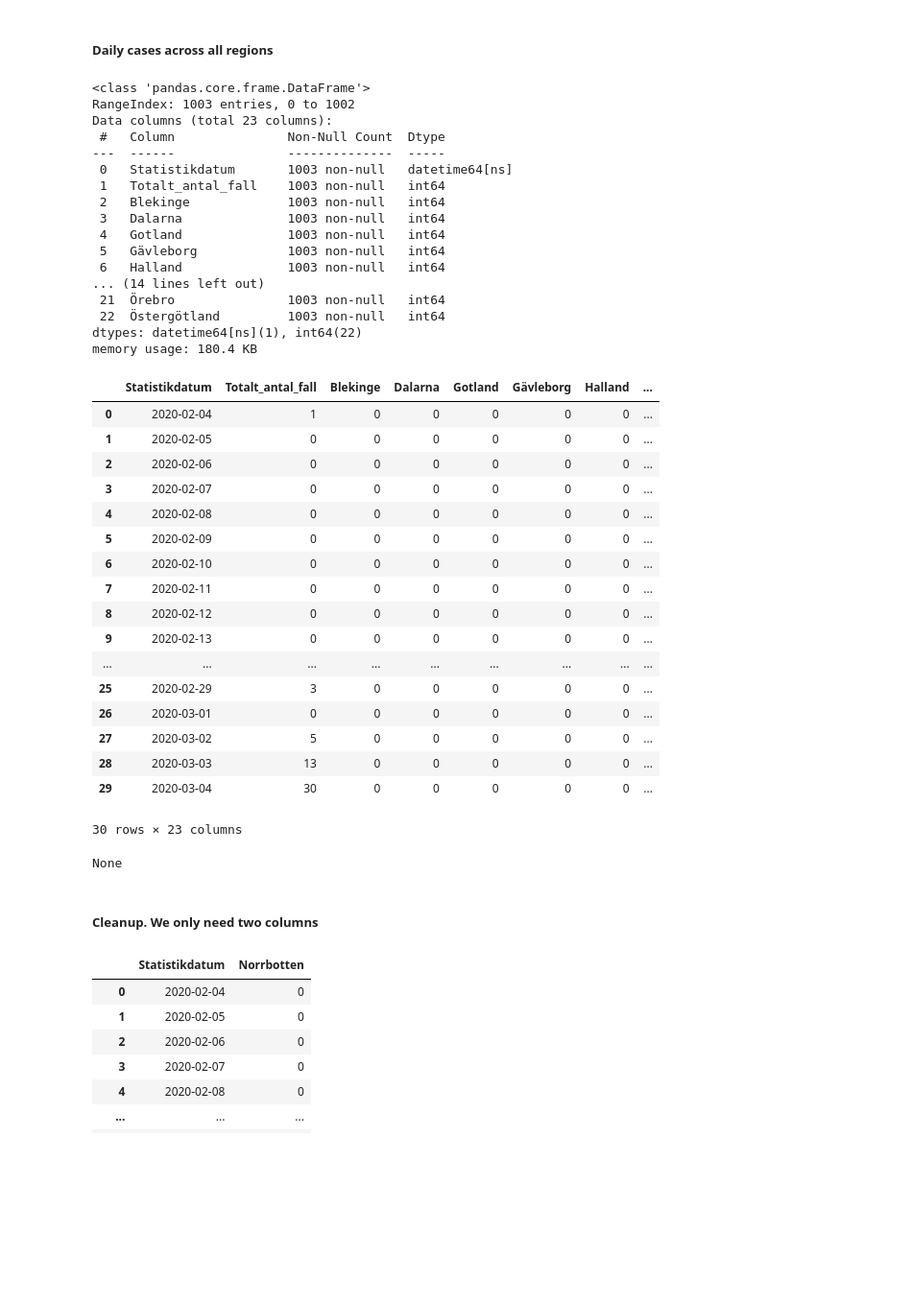
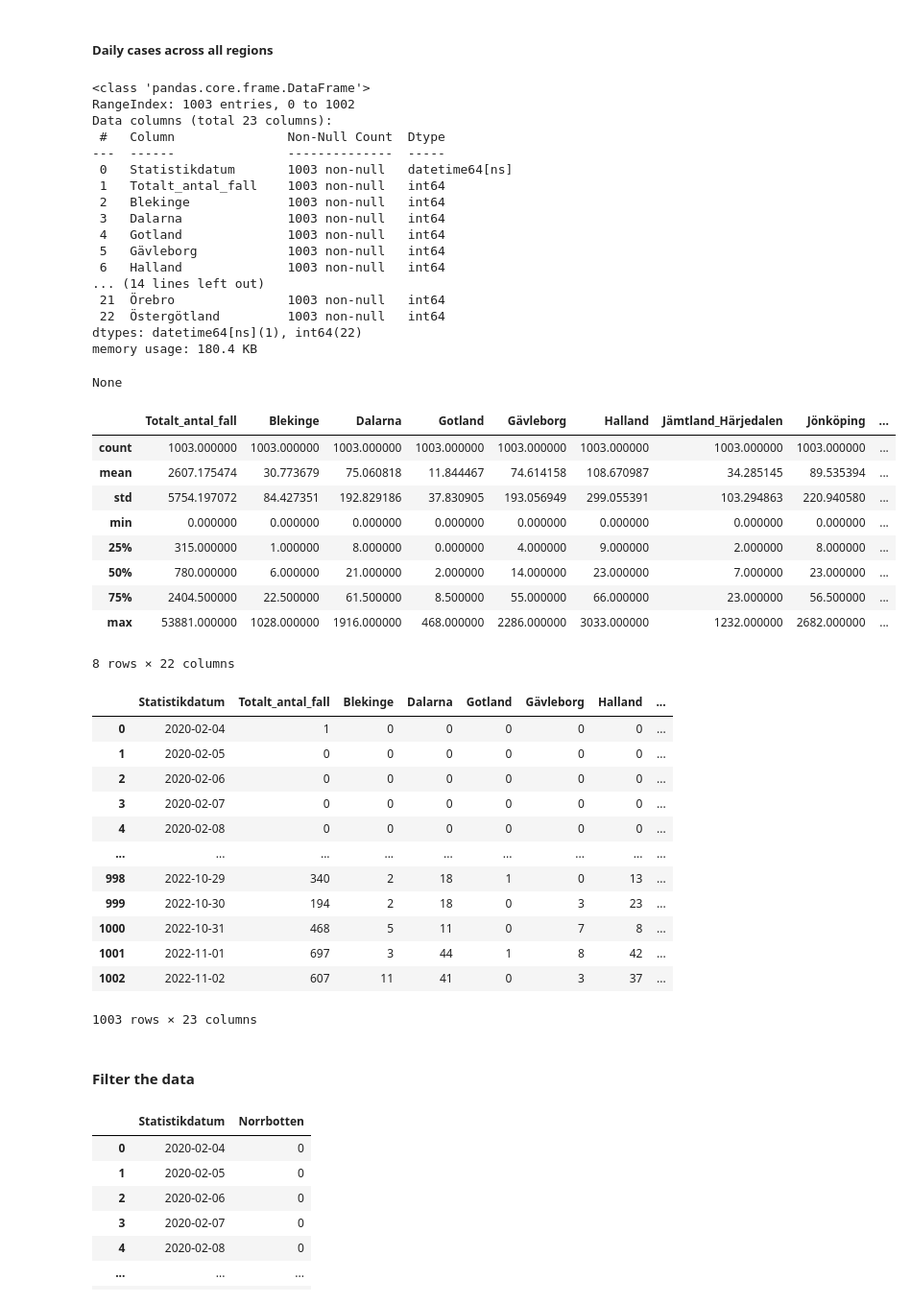
Before and after one commit to Kevy69/Databehandling-Kevin, a Jupyter notebook: Labs/Lab 1/Lab1.ipynb, the cells around one changed output. Shown at 96% size. Cells and saved outputs as stored; diff of their text form; code cells hidden in the pictures; blank space fills up the shorter version.

```diff
--- a/Labs/Lab 1/Testing.ipynb
+++ b/Labs/Lab 1/Lab1.ipynb
@@ -631,46 +666,53 @@ covid19_num_cases_day = pd.read_excel('covid19.xlsx', sheet_name='Antal per dag
 # %% [markdown]
 ##### Daily cases across all regions
 # %%
-display(covid19_num_cases_day.head(30), covid19_num_cases_day.info())
+display(covid19_num_cases_day.info(),
+        covid19_num_cases_day.describe(),
+        covid19_num_cases_day)
 # %% [output]
 <class 'pandas.core.frame.DataFrame'>
 RangeIndex: 1003 entries, 0 to 1002
 Data columns (total 23 columns):
  #   Column               Non-Null Count  Dtype
 ---  ------               --------------  -----
  0   Statistikdatum       1003 non-null   datetime64[ns]
  1   Totalt_antal_fall    1003 non-null   int64
  2   Blekinge             1003 non-null   int64
  3   Dalarna              1003 non-null   int64
  4   Gotland              1003 non-null   int64
  5   Gävleborg            1003 non-null   int64
  6   Halland              1003 non-null   int64
 ... (14 lines left out)
  21  Örebro               1003 non-null   int64
  22  Östergötland         1003 non-null   int64
 dtypes: datetime64[ns](1), int64(22)
 memory usage: 180.4 KB
+None
-|  | Statistikdatum | Totalt_antal_fall | Blekinge | Dalarna | Gotland | Gävleborg | Halland | ... |
-| 0 | 2020-02-04 | 1 | 0 | 0 | 0 | 0 | 0 | ... |
-| 1 | 2020-02-05 | 0 | 0 | 0 | 0 | 0 | 0 | ... |
-| 2 | 2020-02-06 | 0 | 0 | 0 | 0 | 0 | 0 | ... |
-| 3 | 2020-02-07 | 0 | 0 | 0 | 0 | 0 | 0 | ... |
-| 4 | 2020-02-08 | 0 | 0 | 0 | 0 | 0 | 0 | ... |
-| 5 | 2020-02-09 | 0 | 0 | 0 | 0 | 0 | 0 | ... |
-| 6 | 2020-02-10 | 0 | 0 | 0 | 0 | 0 | 0 | ... |
-| 7 | 2020-02-11 | 0 | 0 | 0 | 0 | 0 | 0 | ... |
-| 8 | 2020-02-12 | 0 | 0 | 0 | 0 | 0 | 0 | ... |
-| 9 | 2020-02-13 | 0 | 0 | 0 | 0 | 0 | 0 | ... |
-| ... | ... | ... | ... | ... | ... | ... | ... | ... |
-| 25 | 2020-02-29 | 3 | 0 | 0 | 0 | 0 | 0 | ... |
-| 26 | 2020-03-01 | 0 | 0 | 0 | 0 | 0 | 0 | ... |
-| 27 | 2020-03-02 | 5 | 0 | 0 | 0 | 0 | 0 | ... |
-| 28 | 2020-03-03 | 13 | 0 | 0 | 0 | 0 | 0 | ... |
-| 29 | 2020-03-04 | 30 | 0 | 0 | 0 | 0 | 0 | ... |
+|  | Totalt_antal_fall | Blekinge | Dalarna | Gotland | Gävleborg | Halland | Jämtland_Härjedalen | Jönköping | ... |
+| count | 1003.000000 | 1003.000000 | 1003.000000 | 1003.000000 | 1003.000000 | 1003.000000 | 1003.000000 | 1003.000000 | ... |
+| mean | 2607.175474 | 30.773679 | 75.060818 | 11.844467 | 74.614158 | 108.670987 | 34.285145 | 89.535394 | ... |
+| std | 5754.197072 | 84.427351 | 192.829186 | 37.830905 | 193.056949 | 299.055391 | 103.294863 | 220.940580 | ... |
+| min | 0.000000 | 0.000000 | 0.000000 | 0.000000 | 0.000000 | 0.000000 | 0.000000 | 0.000000 | ... |
+| 25% | 315.000000 | 1.000000 | 8.000000 | 0.000000 | 4.000000 | 9.000000 | 2.000000 | 8.000000 | ... |
+| 50% | 780.000000 | 6.000000 | 21.000000 | 2.000000 | 14.000000 | 23.000000 | 7.000000 | 23.000000 | ... |
+| 75% | 2404.500000 | 22.500000 | 61.500000 | 8.500000 | 55.000000 | 66.000000 | 23.000000 | 56.500000 | ... |
+| max | 53881.000000 | 1028.000000 | 1916.000000 | 468.000000 | 2286.000000 | 3033.000000 | 1232.000000 | 2682.000000 | ... |
-30 rows × 23 columns
-None
+8 rows × 22 columns
+|  | Statistikdatum | Totalt_antal_fall | Blekinge | Dalarna | Gotland | Gävleborg | Halland | ... |
+| 0 | 2020-02-04 | 1 | 0 | 0 | 0 | 0 | 0 | ... |
+| 1 | 2020-02-05 | 0 | 0 | 0 | 0 | 0 | 0 | ... |
+| 2 | 2020-02-06 | 0 | 0 | 0 | 0 | 0 | 0 | ... |
+| 3 | 2020-02-07 | 0 | 0 | 0 | 0 | 0 | 0 | ... |
+| 4 | 2020-02-08 | 0 | 0 | 0 | 0 | 0 | 0 | ... |
+| ... | ... | ... | ... | ... | ... | ... | ... | ... |
+| 998 | 2022-10-29 | 340 | 2 | 18 | 1 | 0 | 13 | ... |
+| 999 | 2022-10-30 | 194 | 2 | 18 | 0 | 3 | 23 | ... |
+| 1000 | 2022-10-31 | 468 | 5 | 11 | 0 | 7 | 8 | ... |
+| 1001 | 2022-11-01 | 697 | 3 | 44 | 1 | 8 | 42 | ... |
+| 1002 | 2022-11-02 | 607 | 11 | 41 | 0 | 3 | 37 | ... |
+1003 rows × 23 columns
-# %% [markdown]
-##### Cleanup. We only need two columns
+# %% [markdown]
+#### Filter the data
 # %%
 covid19_num_cases_day = covid19_num_cases_day[['Statistikdatum', 'Norrbotten']]
 covid19_num_cases_day
```
Also changed, not shown: parts of 33 cells of this notebook, 11 other files.
